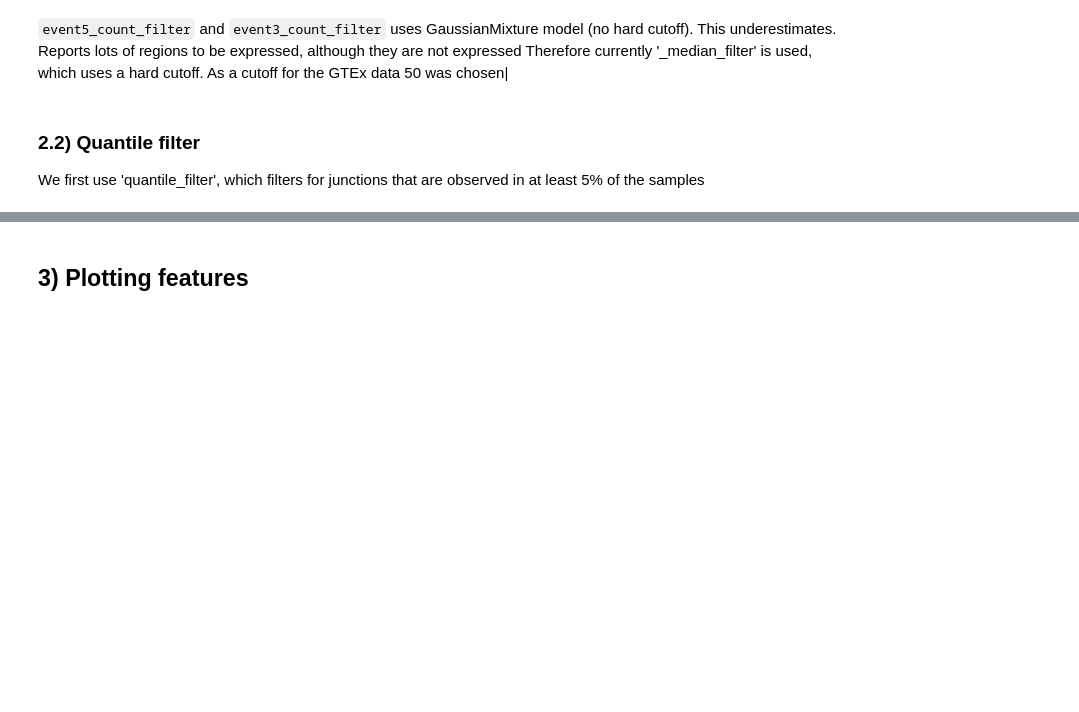
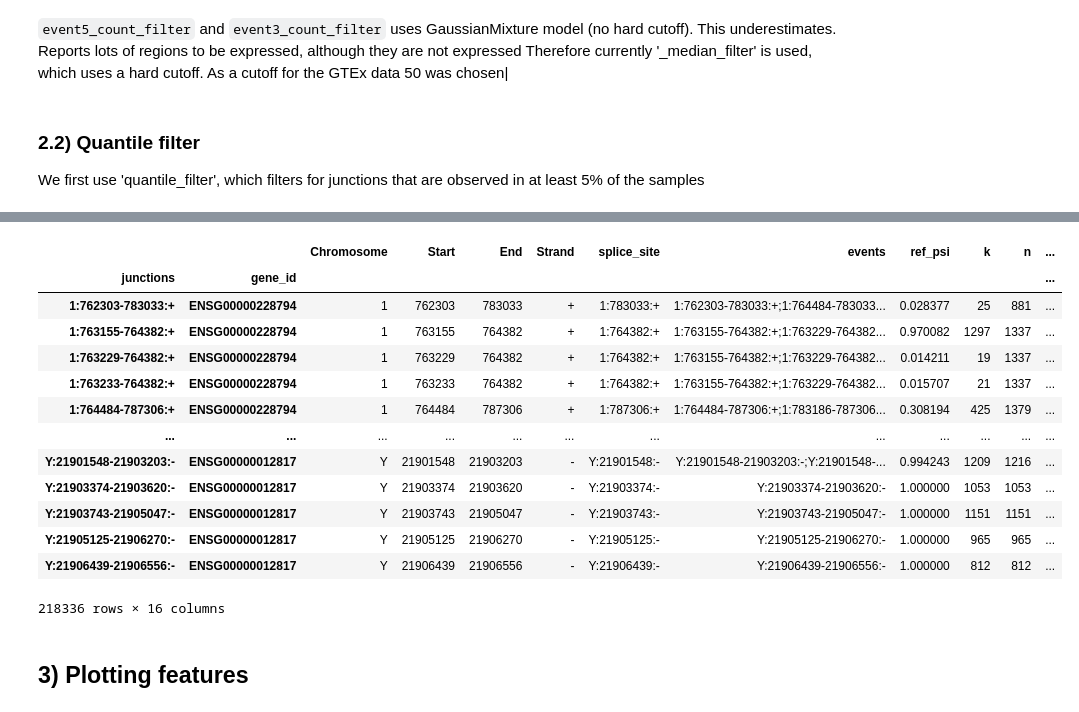
Before and after one commit to gagneurlab/splicemap, a Jupyter notebook: notebooks/example.ipynb, the cells around one changed output, grey strips where cells are left out. Cells and saved outputs as stored; diff of their text form; code cells hidden in the pictures; blank space fills up the shorter version.

```diff
--- a/notebooks/example.ipynb
+++ b/notebooks/example.ipynb
@@ -148,3 +167,20 @@ df_psi3
+# %%
+splicemap_3.df
+# %% [output]
+|  |  | Chromosome | Start | End | Strand | splice_site | events | ref_psi | k | n | ... |
+| junctions | gene_id |  |  |  |  |  |  |  |  |  | ... |
+| 1:762303-783033:+ | ENSG00000228794 | 1 | 762303 | 783033 | + | 1:783033:+ | 1:762303-783033:+;1:764484-783033... | 0.028377 | 25 | 881 | ... |
+| 1:763155-764382:+ | ENSG00000228794 | 1 | 763155 | 764382 | + | 1:764382:+ | 1:763155-764382:+;1:763229-764382... | 0.970082 | 1297 | 1337 | ... |
+| 1:763229-764382:+ | ENSG00000228794 | 1 | 763229 | 764382 | + | 1:764382:+ | 1:763155-764382:+;1:763229-764382... | 0.014211 | 19 | 1337 | ... |
+| 1:763233-764382:+ | ENSG00000228794 | 1 | 763233 | 764382 | + | 1:764382:+ | 1:763155-764382:+;1:763229-764382... | 0.015707 | 21 | 1337 | ... |
+| 1:764484-787306:+ | ENSG00000228794 | 1 | 764484 | 787306 | + | 1:787306:+ | 1:764484-787306:+;1:783186-787306... | 0.308194 | 425 | 1379 | ... |
+| ... | ... | ... | ... | ... | ... | ... | ... | ... | ... | ... | ... |
+| Y:21901548-21903203:- | ENSG00000012817 | Y | 21901548 | 21903203 | - | Y:21901548:- | Y:21901548-21903203:-;Y:21901548-... | 0.994243 | 1209 | 1216 | ... |
+| Y:21903374-21903620:- | ENSG00000012817 | Y | 21903374 | 21903620 | - | Y:21903374:- | Y:21903374-21903620:- | 1.000000 | 1053 | 1053 | ... |
+| Y:21903743-21905047:- | ENSG00000012817 | Y | 21903743 | 21905047 | - | Y:21903743:- | Y:21903743-21905047:- | 1.000000 | 1151 | 1151 | ... |
+| Y:21905125-21906270:- | ENSG00000012817 | Y | 21905125 | 21906270 | - | Y:21905125:- | Y:21905125-21906270:- | 1.000000 | 965 | 965 | ... |
+| Y:21906439-21906556:- | ENSG00000012817 | Y | 21906439 | 21906556 | - | Y:21906439:- | Y:21906439-21906556:- | 1.000000 | 812 | 812 | ... |
+218336 rows × 16 columns
 # %% [markdown]
 ## 3) Plotting features
 # %%
```
Also changed, not shown: parts of 21 cells of this notebook, 4 other files.
